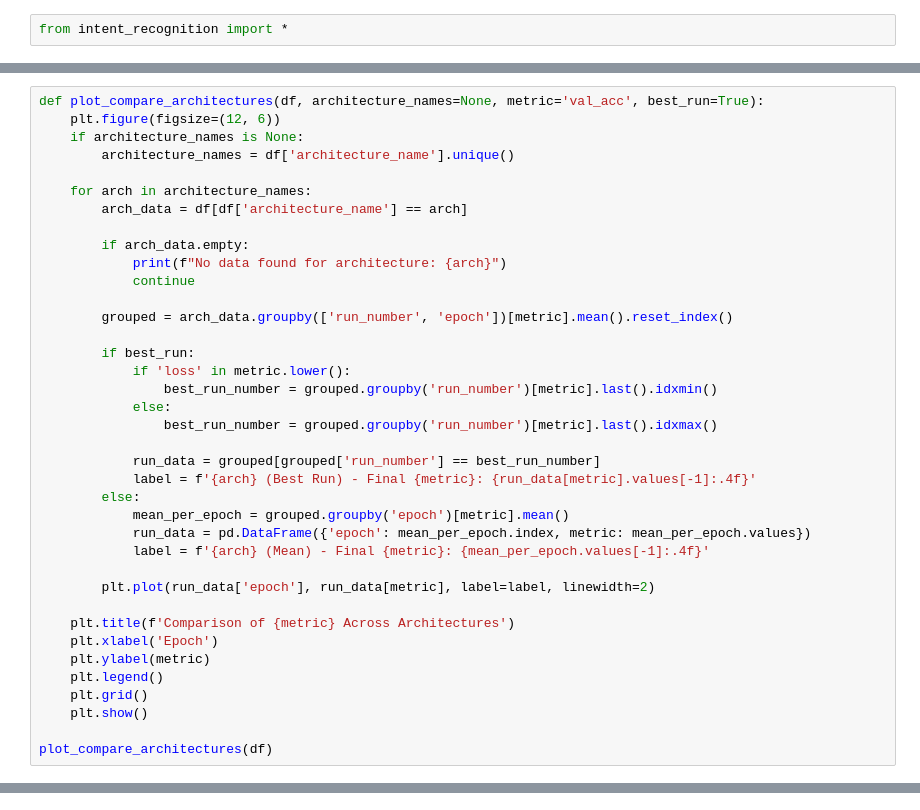
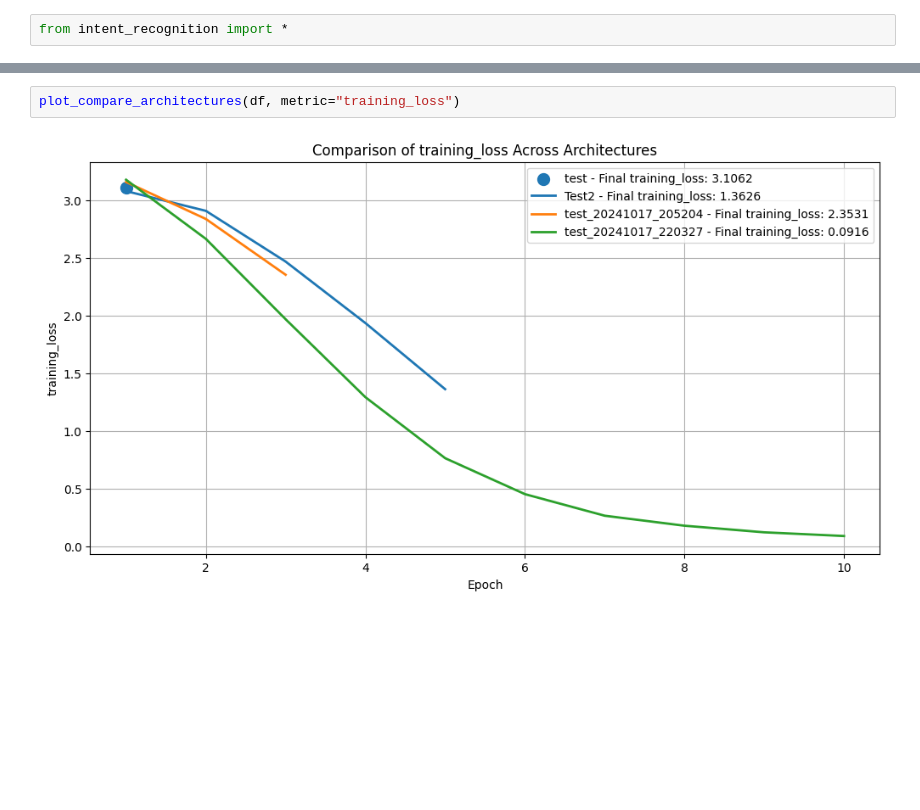
Before and after one commit to pauhidalgoo/frame-based-system, a Jupyter notebook: experiments.ipynb, the cells around one changed output, grey strips where cells are left out. Cells and saved outputs as stored; diff of their text form; blank space fills up the shorter version.

```diff
--- a/experiments.ipynb
+++ b/experiments.ipynb
@@ -131,38 +34,0 @@ plot_highest_bar(df)
-# %%
-def plot_compare_architectures(df, architecture_names=None, metric='val_acc', best_run=True):
-    plt.figure(figsize=(12, 6))
-    if architecture_names is None:
-        architecture_names = df['architecture_name'].unique()
-
-    for arch in architecture_names:
-        arch_data = df[df['architecture_name'] == arch]
-
-        if arch_data.empty:
-            print(f"No data found for architecture: {arch}")
-            continue
-
-        grouped = arch_data.groupby(['run_number', 'epoch'])[metric].mean().reset_index()
-
-        if best_run:
-            if 'loss' in metric.lower():
-                best_run_number = grouped.groupby('run_number')[metric].last().idxmin()
-            else:
-                best_run_number = grouped.groupby('run_number')[metric].last().idxmax()
-
-            run_data = grouped[grouped['run_number'] == best_run_number]
-            label = f'{arch} (Best Run) - Final {metric}: {run_data[metric].values[-1]:.4f}'
-        else:
-            mean_per_epoch = grouped.groupby('epoch')[metric].mean()
-            run_data = pd.DataFrame({'epoch': mean_per_epoch.index, metric: mean_per_epoch.values})
-            label = f'{arch} (Mean) - Final {metric}: {mean_per_epoch.values[-1]:.4f}'
-
-        plt.plot(run_data['epoch'], run_data[metric], label=label, linewidth=2)
-
-    plt.title(f'Comparison of {metric} Across Architectures')
-    plt.xlabel('Epoch')
-    plt.ylabel(metric)
-    plt.legend()
-    plt.grid()
-    plt.show()
-
-plot_compare_architectures(df)
@@ -170,0 +46,4 @@ plot_compare_architectures(df)
+# %%
+plot_compare_architectures(df, metric="training_loss")
+# %% [output]
+[figure, added]
```
Also changed, not shown: parts of 8 cells of this notebook, 5 other files.
